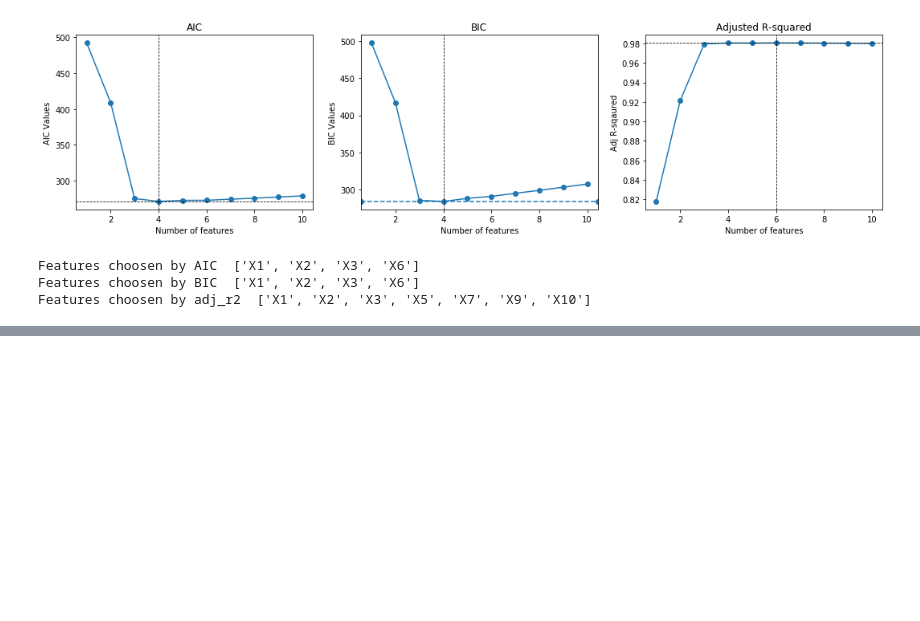
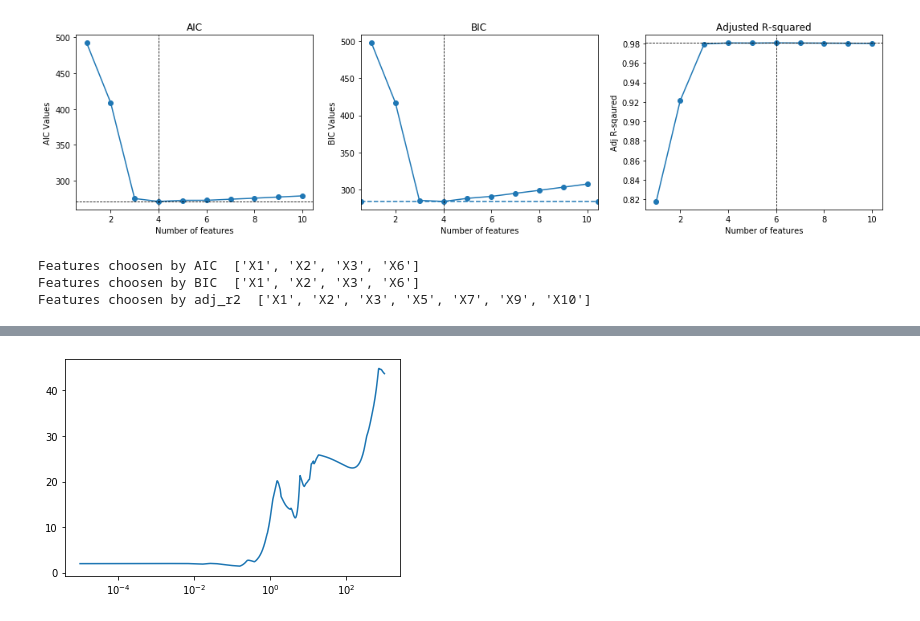
Before and after one commit to ZER-0-NE/ISLR-Applied-Exercises-in-Python, a Jupyter notebook: Chapter 6/Chapter 6.ipynb, the cells around one changed output, grey strips where cells are left out. Saved outputs shown, nothing was run; the diff lists cells and outputs as text; code cells hidden in the pictures; blank space fills up the shorter version.

```diff
--- a/Chapter 6/Chapter 6.ipynb
+++ b/Chapter 6/Chapter 6.ipynb
@@ -166,0 +342,6 @@ Features choosen by adj_r2  ['X1', 'X2', 'X3', 'X5', 'X7', 'X9', 'X10']
+# %%
+# Cross validation error
+plt.plot(alpha_list,cv_error_list)
+plt.xscale('log')
+# %% [output]
+[figure, added]
```
Also changed, not shown: parts of 17 cells of this notebook.
